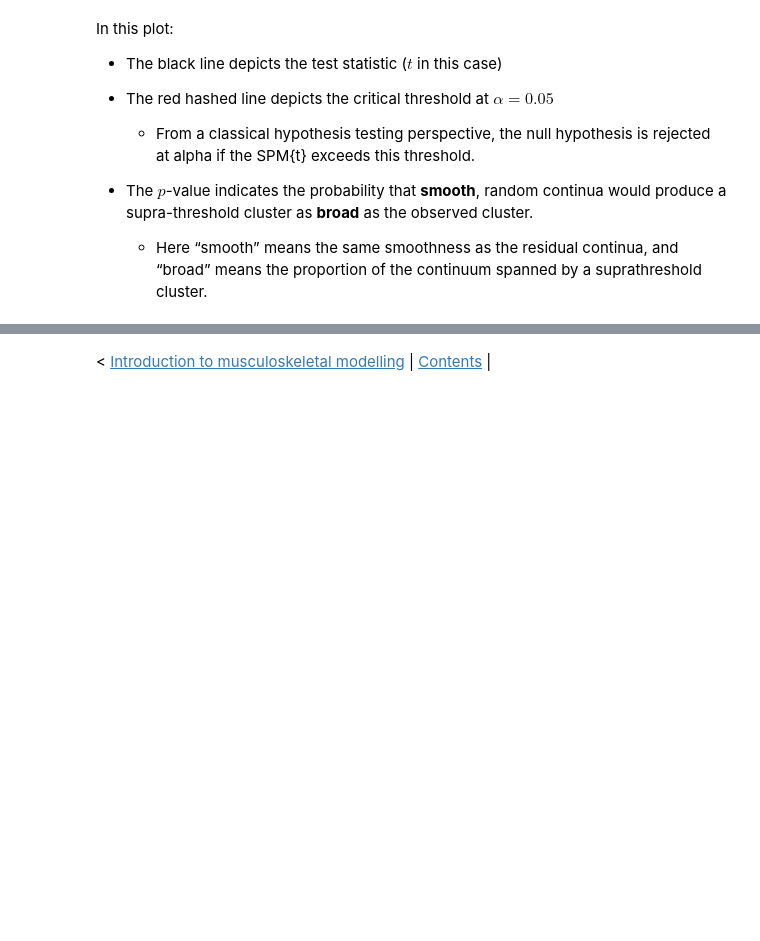
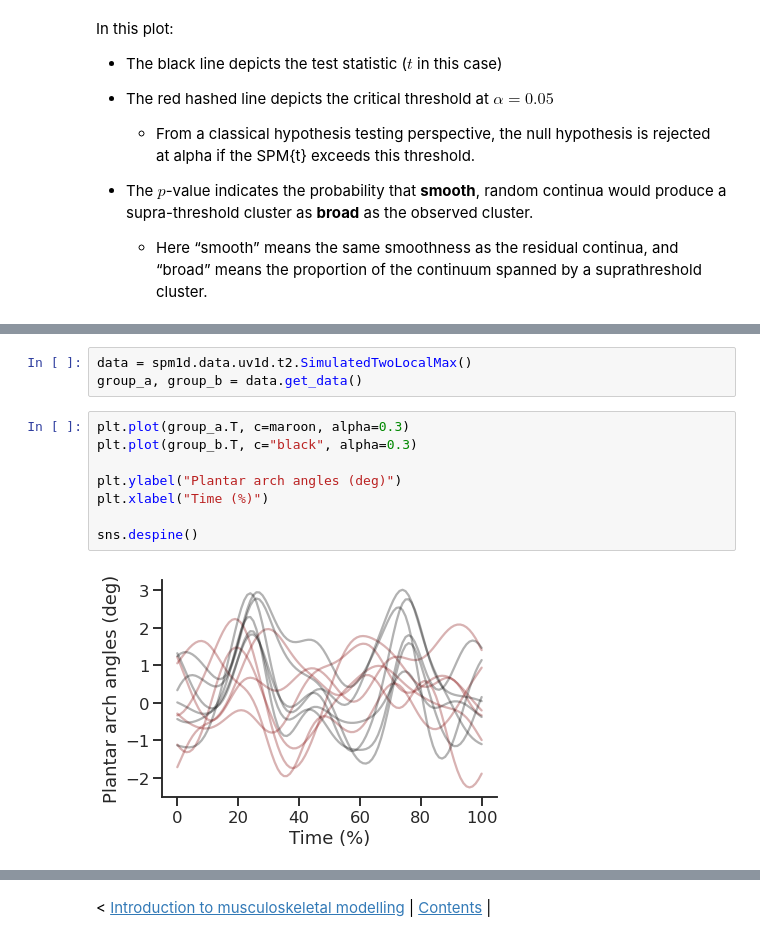
Before and after one commit to pyomeca/tutorials, a Jupyter notebook: notebooks/03.00-stats-and-machine-learning.ipynb, the cells around one changed output, grey strips where cells are left out. Saved outputs shown, nothing was run; the diff lists cells and outputs as text; blank space fills up the shorter version.

```diff
--- a/notebooks/03.00-stats-and-machine-learning.ipynb
+++ b/notebooks/03.00-stats-and-machine-learning.ipynb
@@ -142,0 +329,13 @@ In this plot:
+# %%
+data = spm1d.data.uv1d.t2.SimulatedTwoLocalMax()
+group_a, group_b = data.get_data()
+# %%
+plt.plot(group_a.T, c=maroon, alpha=0.3)
+plt.plot(group_b.T, c="black", alpha=0.3)
+
+plt.ylabel("Plantar arch angles (deg)")
+plt.xlabel("Time (%)")
+
+sns.despine()
+# %% [output]
+[figure, added]
```
Also changed, not shown: parts of 45 cells of this notebook, 1 other file.
